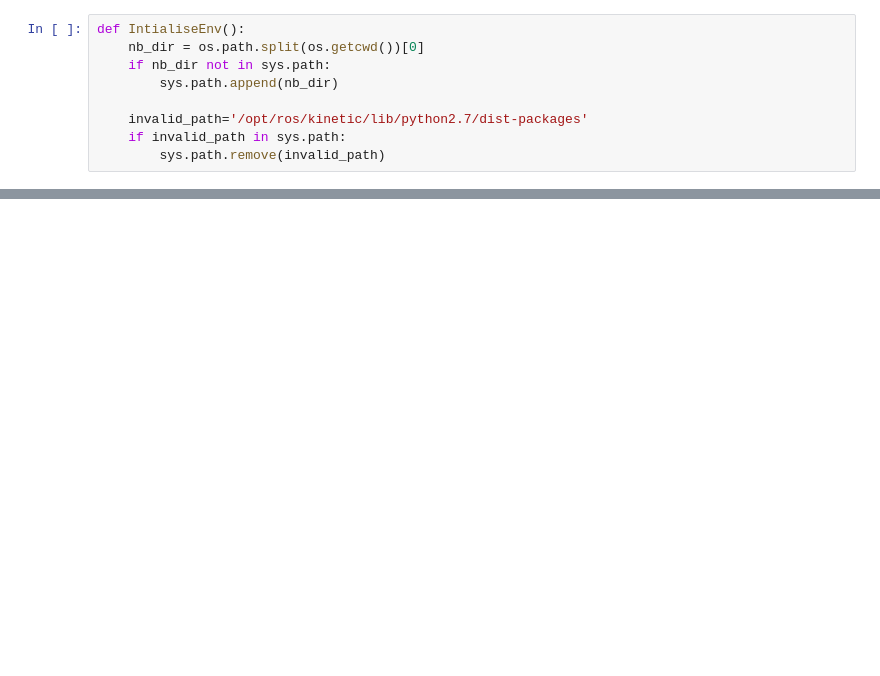
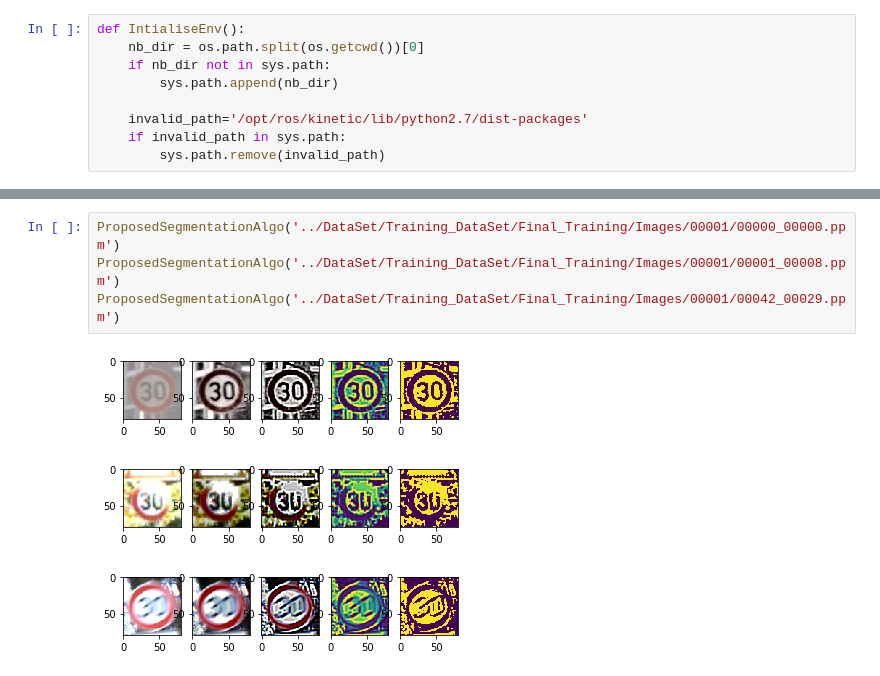
Before and after one commit to RanaMostafaAbdElMohsen/Traffic_Sign_Recognition, a Jupyter notebook: Source_Code/Feature_Extraction/Segmentation.ipynb, the cells around one changed output, grey strips where cells are left out. Cells and saved outputs as stored; diff of their text form; blank space fills up the shorter version.

```diff
--- a/Source_Code/Feature_Extraction/Segmentation.ipynb
+++ b/Source_Code/Feature_Extraction/Segmentation.ipynb
@@ -82,0 +122,8 @@ Segmentation(img)
+# %%
+ProposedSegmentationAlgo('../DataSet/Training_DataSet/Final_Training/Images/00001/00000_00000.ppm')
+ProposedSegmentationAlgo('../DataSet/Training_DataSet/Final_Training/Images/00001/00001_00008.ppm')
+ProposedSegmentationAlgo('../DataSet/Training_DataSet/Final_Training/Images/00001/00042_00029.ppm')
+# %% [output]
+[figure, added]
+[figure, added]
+[figure, added]
```
Also changed, not shown: parts of 21 cells of this notebook, 2 other files.
